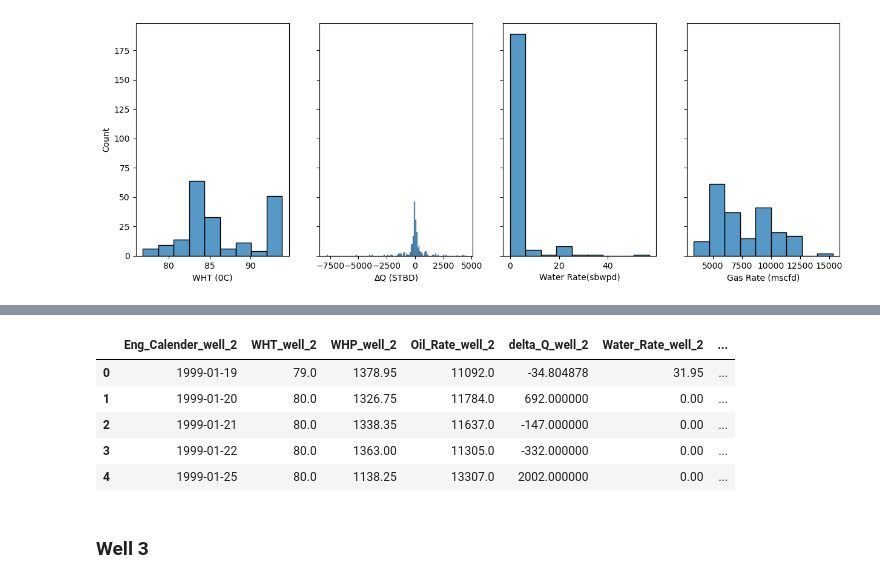
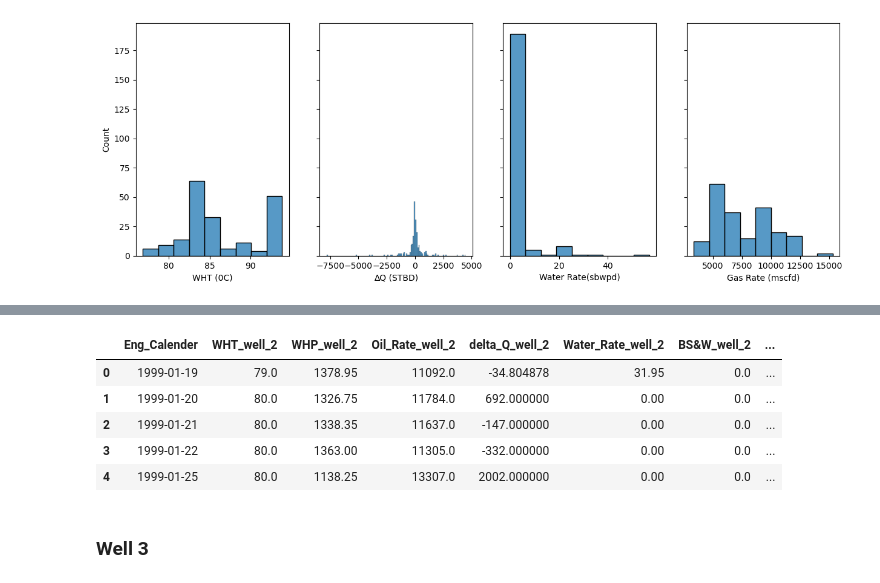
Before and after one commit to aliyusifov99/back-allocation-using-machine-learning, a Jupyter notebook: main.ipynb, the cells around one changed output, grey strips where cells are left out. Drawn from its saved outputs; the diff is of its cells as text; code cells hidden in the pictures.

```diff
--- a/main.ipynb
+++ b/main.ipynb
@@ -279,16 +284,18 @@ GOR                  1
 dtype: int64
 # %%
-#rename all the columns to add _ in between the names and exclude the units and add 'well_1' at the end of each column name
+#rename all the columns to add _ in between the names and exclude the units
 df_well2 = df_well2.rename(columns={'Eng. Calender':'Eng_Calender', 'WHT (0C)':'WHT', 'WHP (psig)':'WHP', 'Oil Rate (STBD)':'Oil_Rate', '∆Q (STBD)':'delta_Q', 'Water Rate(sbwpd)':'Water_Rate', 'Gas Rate (mscfd)':'Gas_Rate'})
+# add 'well_1' at the end of each column name except Eng_Calender
 df_well2 = df_well2.add_suffix('_well_2')
+df_well2 = df_well2.rename(columns={'Eng_Calender_well_2':'Eng_Calender'})
 df_well2.head()
 # %% [output]
-|  | Eng_Calender_well_2 | WHT_well_2 | WHP_well_2 | Oil_Rate_well_2 | delta_Q_well_2 | Water_Rate_well_2 | ... |
-| 0 | 1999-01-19 | 79.0 | 1378.95 | 11092.0 | -34.804878 | 31.95 | ... |
-| 1 | 1999-01-20 | 80.0 | 1326.75 | 11784.0 | 692.000000 | 0.00 | ... |
-| 2 | 1999-01-21 | 80.0 | 1338.35 | 11637.0 | -147.000000 | 0.00 | ... |
-| 3 | 1999-01-22 | 80.0 | 1363.00 | 11305.0 | -332.000000 | 0.00 | ... |
-| 4 | 1999-01-25 | 80.0 | 1138.25 | 13307.0 | 2002.000000 | 0.00 | ... |
+|  | Eng_Calender | WHT_well_2 | WHP_well_2 | Oil_Rate_well_2 | delta_Q_well_2 | Water_Rate_well_2 | BS&W_well_2 | ... |
+| 0 | 1999-01-19 | 79.0 | 1378.95 | 11092.0 | -34.804878 | 31.95 | 0.0 | ... |
+| 1 | 1999-01-20 | 80.0 | 1326.75 | 11784.0 | 692.000000 | 0.00 | 0.0 | ... |
+| 2 | 1999-01-21 | 80.0 | 1338.35 | 11637.0 | -147.000000 | 0.00 | 0.0 | ... |
+| 3 | 1999-01-22 | 80.0 | 1363.00 | 11305.0 | -332.000000 | 0.00 | 0.0 | ... |
+| 4 | 1999-01-25 | 80.0 | 1138.25 | 13307.0 | 2002.000000 | 0.00 | 0.0 | ... |
 # %% [markdown]
 ### Well 3
 # %%
```
Also changed, not shown: parts of 24 cells of this notebook.
